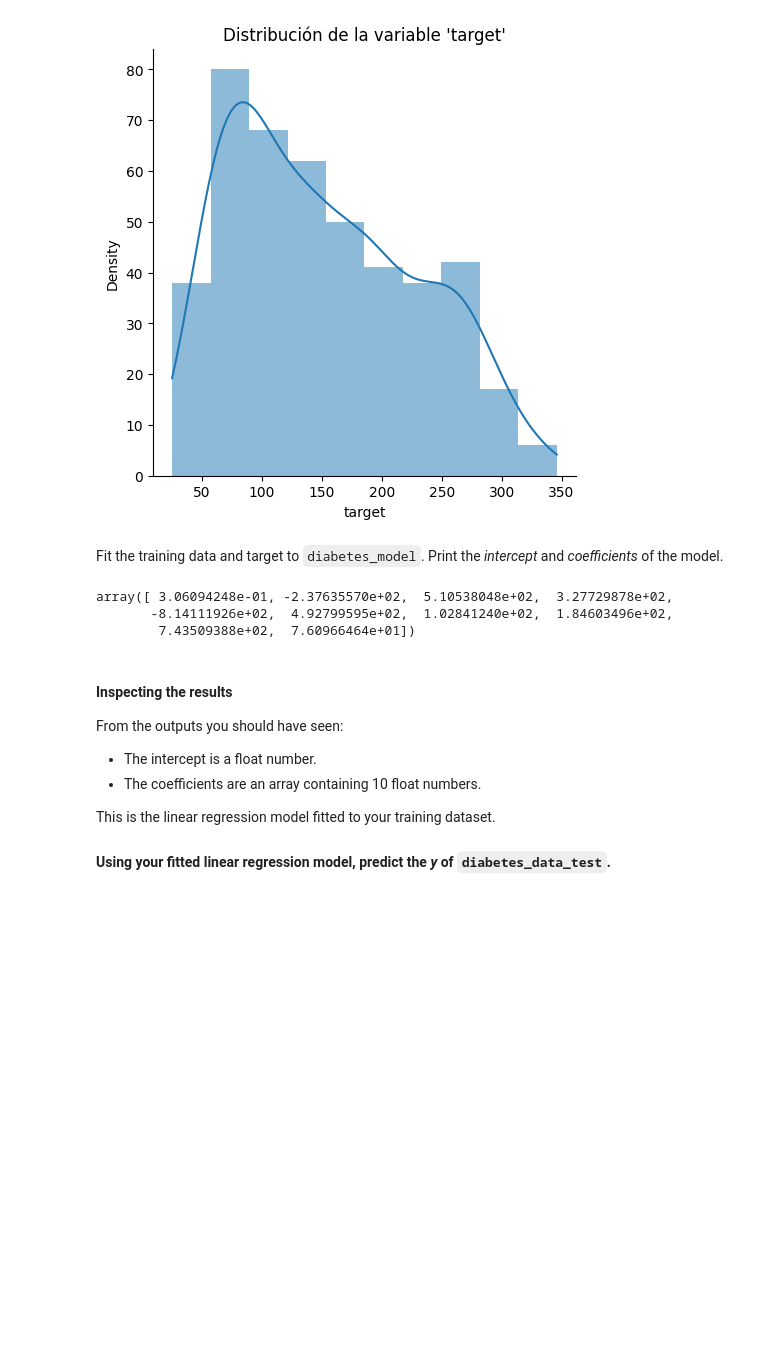
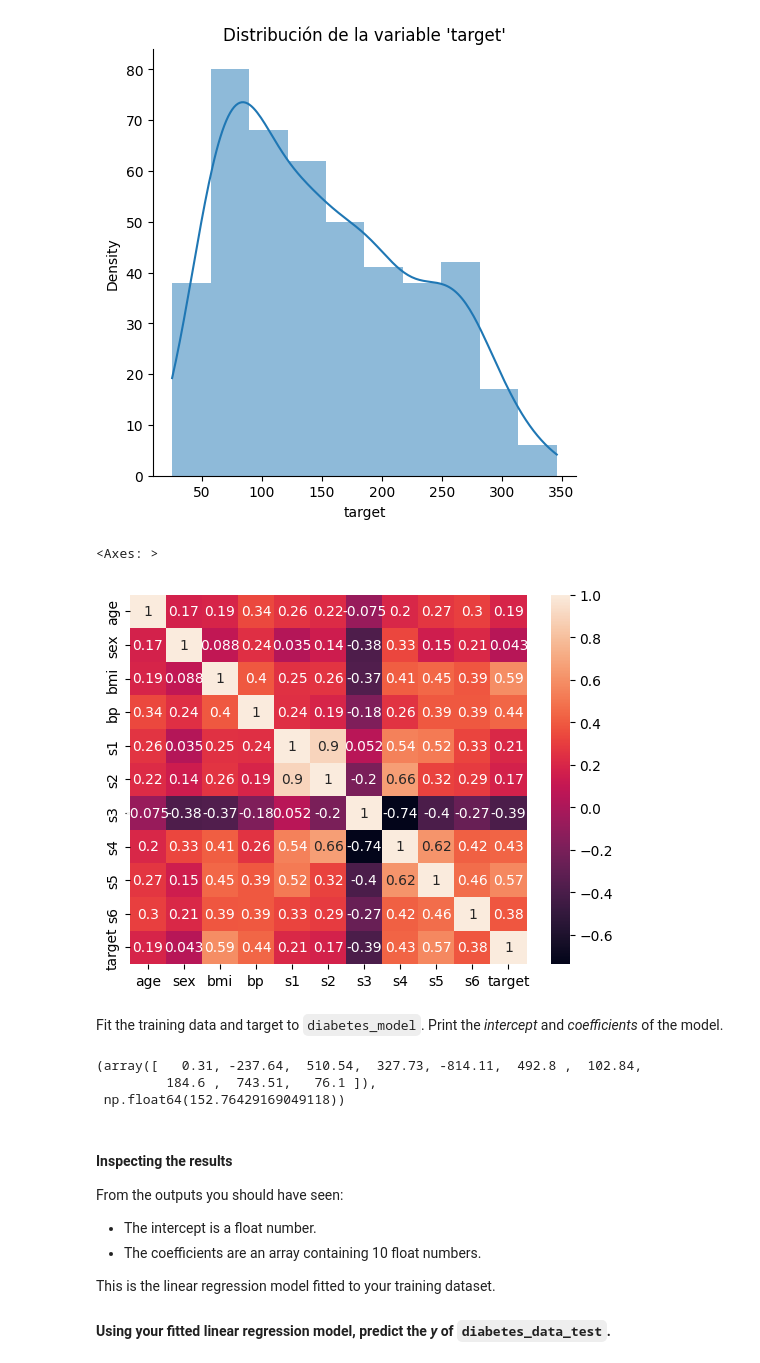
Before and after one commit to Porpi01/ONLINE_DS_THEBRIDGE_Monica, a Jupyter notebook: Ejercicios Repo del profe/3-Machine_Learning/1-Supervisado/1-Regression/1-Linear_Regression/ejercicios/2 Diabetes.ipynb, the cells around one changed output. Cells and saved outputs as stored; diff of their text form; code cells hidden in the pictures; blank space fills up the shorter version.

Commit message:
Corrección diabetes

```diff
--- a/Ejercicios Repo del profe/3-Machine_Learning/1-Supervisado/1-Regression/1-Linear_Regression/ejercicios/2 Diabetes.ipynb
+++ b/Ejercicios Repo del profe/3-Machine_Learning/1-Supervisado/1-Regression/1-Linear_Regression/ejercicios/2 Diabetes.ipynb
@@ -216,19 +220,26 @@ plt.show()
 [figure]
 # %%
 # Genera un heatmap
+sns.heatmap(df_features.corr(),annot=True)
+# %% [output]
+<Axes: >
+[figure, added]
 # %% [markdown]
 Fit the training data and target to `diabetes_model`. Print the *intercept* and *coefficients* of the model.
-# %%
-diabetes_model.fit(diabetes_data_train,diabetes_target_train)
-
-m = diabetes_model.coef_
-c = diabetes_model.intercept_
-
-m
-# %% [output]
-array([ 3.06094248e-01, -2.37635570e+02,  5.10538048e+02,  3.27729878e+02,
-       -8.14111926e+02,  4.92799595e+02,  1.02841240e+02,  1.84603496e+02,
-        7.43509388e+02,  7.60966464e+01])
+# %%
+np.set_printoptions(precision=2, suppress=True) #Esta configuración es útil para ver arrays de forma más clara y legible,
+#especialmente al inspeccionar resultados numéricos o matrices grandes.
+
+diabetes_model.fit(diabetes_data_train,diabetes_target_train)
+
+m = diabetes_model.coef_
+c = diabetes_model.intercept_
+
+m,c
+# %% [output]
+(array([   0.31, -237.64,  510.54,  327.73, -814.11,  492.8 ,  102.84,
+         184.6 ,  743.51,   76.1 ]),
+ np.float64(152.76429169049118))
 # %% [markdown]
 #### Inspecting the results
 
```
Also changed, not shown: parts of 15 cells of this notebook, 2 other files.
